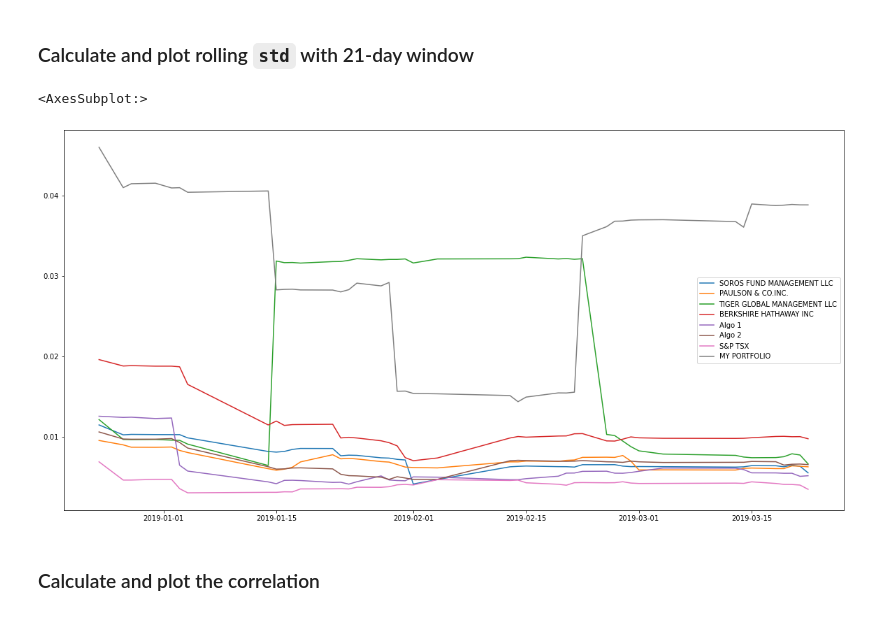
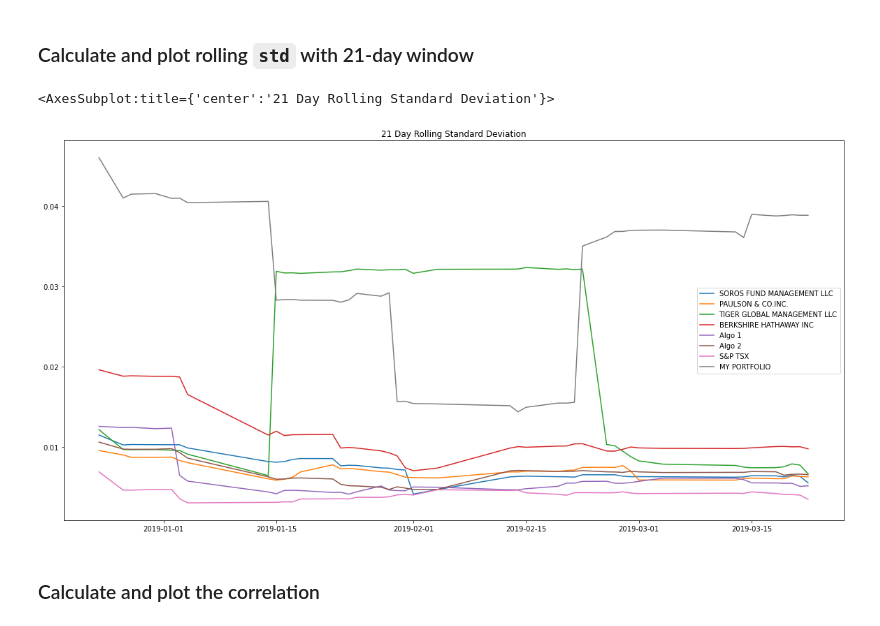
Before and after one commit to malrepos/Assignment---Module-04, a Jupyter notebook: whale_analysis.ipynb, the cells around one changed output. Cells and saved outputs as stored; diff of their text form; code cells hidden in the pictures.

```diff
--- a/whale_analysis.ipynb
+++ b/whale_analysis.ipynb
@@ -144,3 +128,8 @@ sp_tsx_hist = sp_tsx_hist.sort_index(ascending=False)
+# %%
+# Reading S&P TSX 60 Closing Prices
+sp_path = Path("Resources/sp_tsx_history.csv")
+sp_tsx_hist = pd.read_csv(sp_path, index_col="Date", infer_datetime_format=True, parse_dates=True)
+sp_tsx_hist.sort_index(inplace=True)
 # %%
 # I like to get a look at the data to see what I'm working with and check all is working as expected
 
@@ -617,6 +602,7 @@ twtr_path = Path("Resources/twtr_historical.csv")
 
 twtr_df = pd.read_csv(twtr_path, index_col='Date', parse_dates=True, infer_datetime_format=True)
 
+twtr_df.sort_index(inplace=True)
 twtr_df.index = twtr_df.index.date
 
 twtr_df.head()
@@ -661,7 +647,7 @@ gme_path = Path("Resources/gme_historical.csv")
 
 gme_df = pd.read_csv(gme_path, index_col='Date', parse_dates=True, infer_datetime_format=True)
 
-
+gme_df.sort_index(inplace=True)
 gme_df.index = gme_df.index.date
 
 
@@ -694,7 +680,7 @@ gme_df.rename(columns = {"Close":"GME"}, inplace = True)
 dell_path = Path("Resources/dell_historical.csv")
 
 dell_df = pd.read_csv(dell_path, index_col='Date', parse_dates=True, infer_datetime_format=True)
-
+dell_df.sort_index(inplace=True)
 
 dell_df.index = dell_df.index.date
 dell_df.head()
@@ -838,12 +828,12 @@ new_annualized_std.head()
 # %%
 # Calculate rolling standard deviation
 new_rolling_std = all_portfolios.rolling(window=21).std()
 new_rolling_std.tail()
 # Plot rolling standard deviation
-new_rolling_std.plot(figsize=(20,10))
+new_rolling_std.plot(figsize=(20,10), title="21 Day Rolling Standard Deviation")
 # %% [output]
-<AxesSubplot:>
+<AxesSubplot:title={'center':'21 Day Rolling Standard Deviation'}>
-[figure, old version]
+[figure, new version]
 # %% [markdown]
 ### Calculate and plot the correlation
 # %%
```
Also changed, not shown: parts of 31 cells of this notebook, 4 other files.
